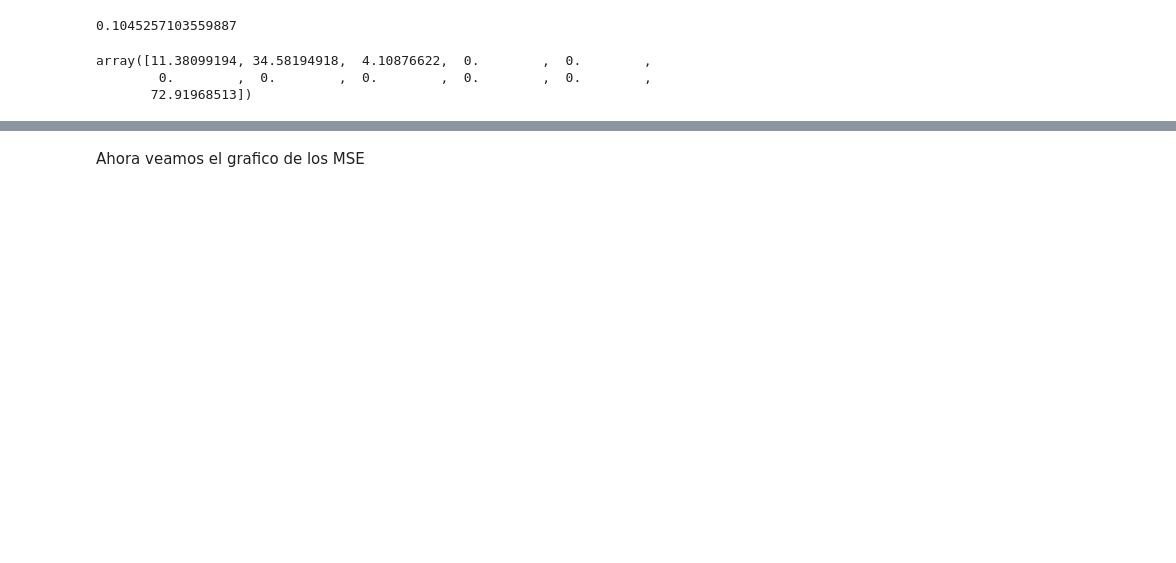
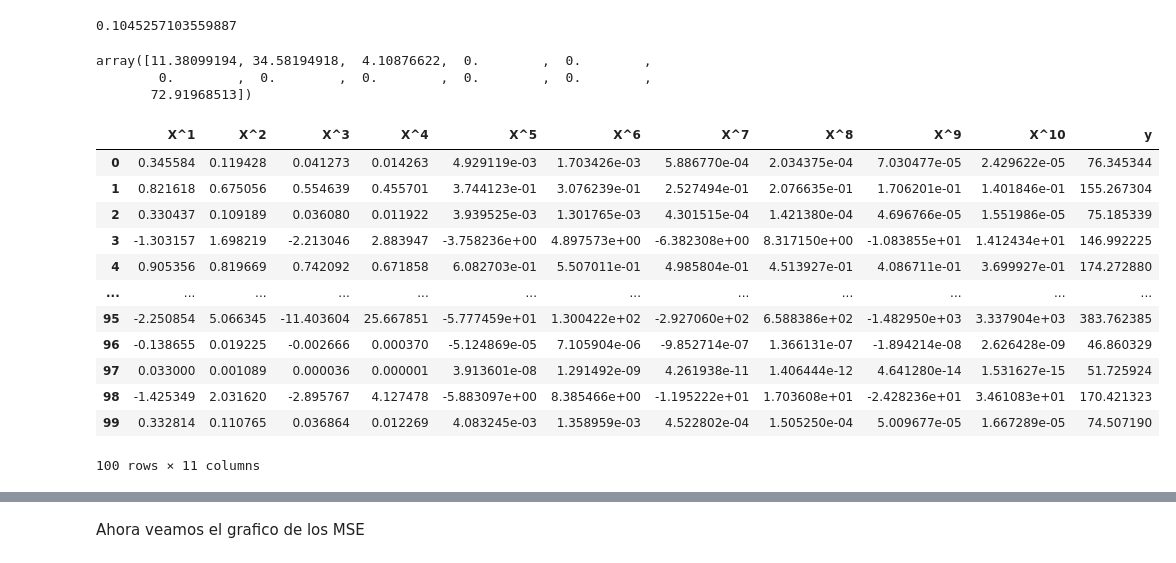
Before and after one commit to chuancao26/islp, a Jupyter notebook: EjerciciosRegularizacion.ipynb, the cells around one changed output, grey strips where cells are left out. Drawn from its saved outputs; the diff is of its cells as text; code cells hidden in the pictures; blank space fills up the shorter version.

```diff
--- a/EjerciciosRegularizacion.ipynb
+++ b/EjerciciosRegularizacion.ipynb
@@ -388,0 +402,16 @@ df_s = scaler2.fit_transform(df, axis=1))
+# %%
+df
+# %% [output]
+|  | X^1 | X^2 | X^3 | X^4 | X^5 | X^6 | X^7 | X^8 | X^9 | X^10 | y |
+| 0 | 0.345584 | 0.119428 | 0.041273 | 0.014263 | 4.929119e-03 | 1.703426e-03 | 5.886770e-04 | 2.034375e-04 | 7.030477e-05 | 2.429622e-05 | 76.345344 |
+| 1 | 0.821618 | 0.675056 | 0.554639 | 0.455701 | 3.744123e-01 | 3.076239e-01 | 2.527494e-01 | 2.076635e-01 | 1.706201e-01 | 1.401846e-01 | 155.267304 |
+| 2 | 0.330437 | 0.109189 | 0.036080 | 0.011922 | 3.939525e-03 | 1.301765e-03 | 4.301515e-04 | 1.421380e-04 | 4.696766e-05 | 1.551986e-05 | 75.185339 |
+| 3 | -1.303157 | 1.698219 | -2.213046 | 2.883947 | -3.758236e+00 | 4.897573e+00 | -6.382308e+00 | 8.317150e+00 | -1.083855e+01 | 1.412434e+01 | 146.992225 |
+| 4 | 0.905356 | 0.819669 | 0.742092 | 0.671858 | 6.082703e-01 | 5.507011e-01 | 4.985804e-01 | 4.513927e-01 | 4.086711e-01 | 3.699927e-01 | 174.272880 |
+| ... | ... | ... | ... | ... | ... | ... | ... | ... | ... | ... | ... |
+| 95 | -2.250854 | 5.066345 | -11.403604 | 25.667851 | -5.777459e+01 | 1.300422e+02 | -2.927060e+02 | 6.588386e+02 | -1.482950e+03 | 3.337904e+03 | 383.762385 |
+| 96 | -0.138655 | 0.019225 | -0.002666 | 0.000370 | -5.124869e-05 | 7.105904e-06 | -9.852714e-07 | 1.366131e-07 | -1.894214e-08 | 2.626428e-09 | 46.860329 |
+| 97 | 0.033000 | 0.001089 | 0.000036 | 0.000001 | 3.913601e-08 | 1.291492e-09 | 4.261938e-11 | 1.406444e-12 | 4.641280e-14 | 1.531627e-15 | 51.725924 |
+| 98 | -1.425349 | 2.031620 | -2.895767 | 4.127478 | -5.883097e+00 | 8.385466e+00 | -1.195222e+01 | 1.703608e+01 | -2.428236e+01 | 3.461083e+01 | 170.421323 |
+| 99 | 0.332814 | 0.110765 | 0.036864 | 0.012269 | 4.083245e-03 | 1.358959e-03 | 4.522802e-04 | 1.505250e-04 | 5.009677e-05 | 1.667289e-05 | 74.507190 |
+100 rows × 11 columns
```
Also changed, not shown: parts of 23 cells of this notebook.
